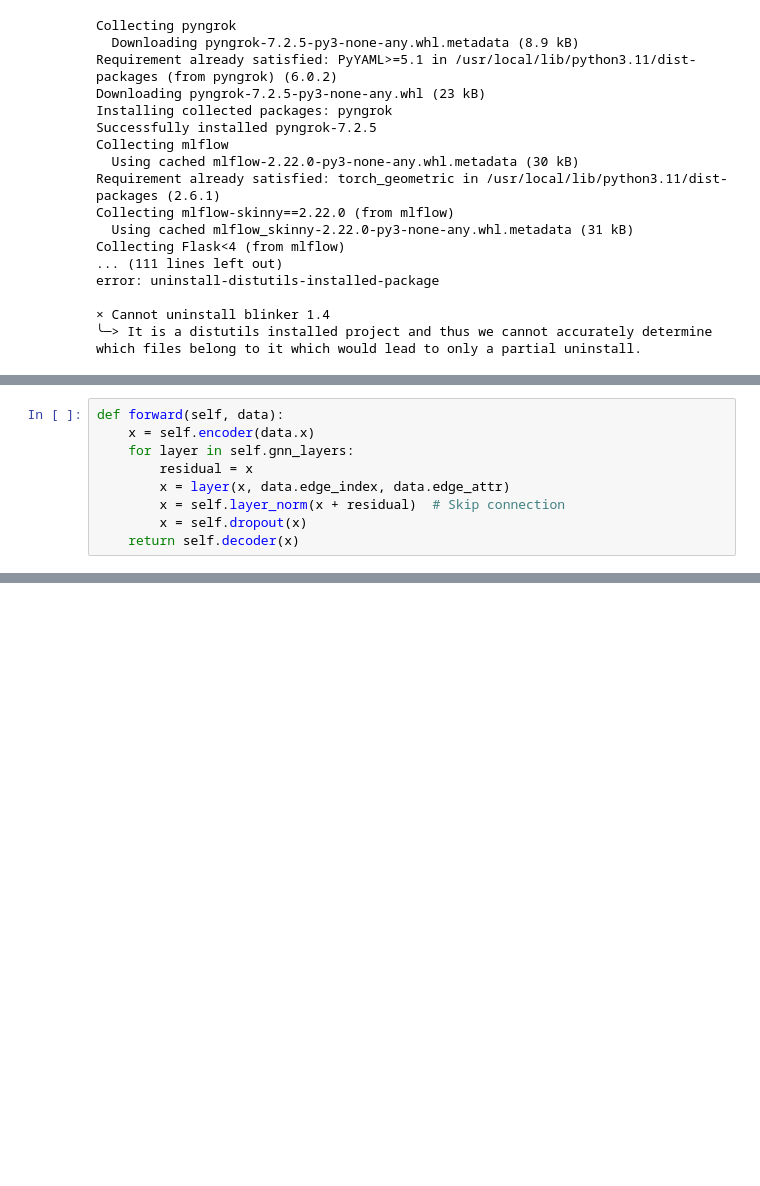
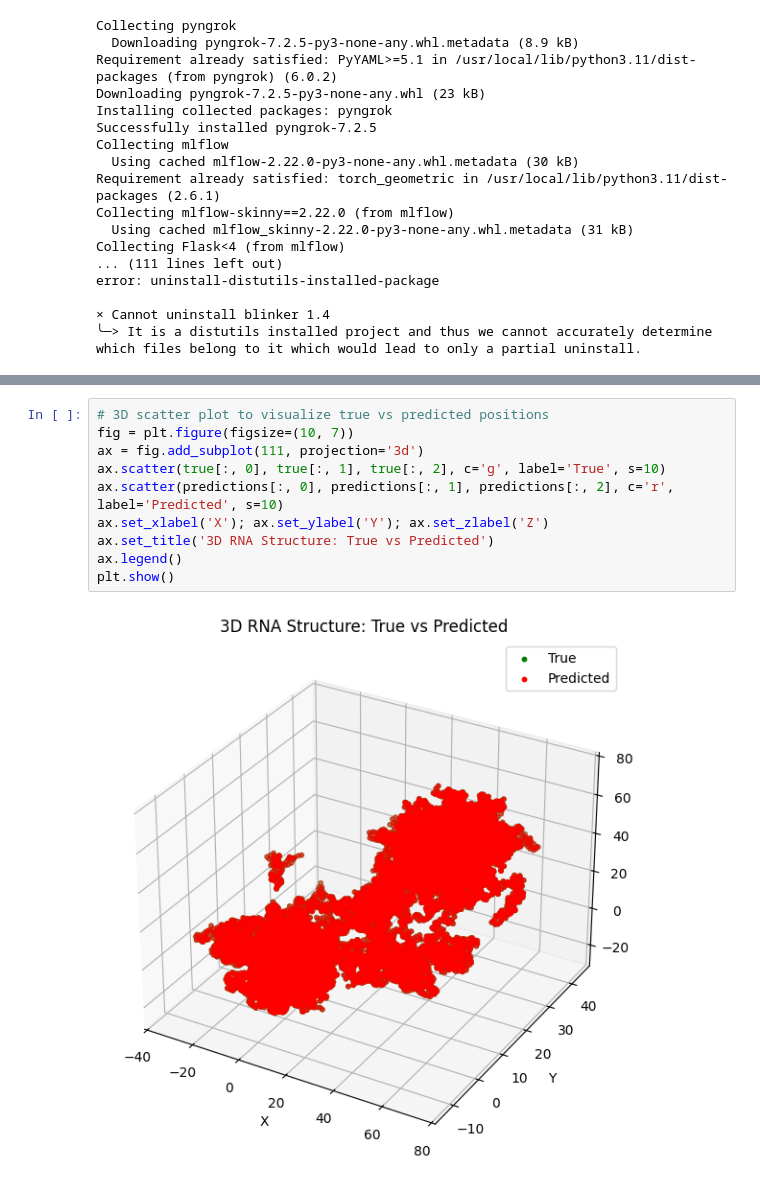
Before and after one commit to John1495/RNA-3D, a Jupyter notebook: mODEL_2.ipynb, the cells around one changed output, grey strips where cells are left out. Drawn from its saved outputs; the diff is of its cells as text; blank space fills up the shorter version.

```diff
--- a/mODEL_2.ipynb
+++ b/mODEL_2.ipynb
@@ -284,9 +86,0 @@ class RNA3DPredictor(torch.nn.Module):
-# %%
-def forward(self, data):
-    x = self.encoder(data.x)
-    for layer in self.gnn_layers:
-        residual = x
-        x = layer(x, data.edge_index, data.edge_attr)
-        x = self.layer_norm(x + residual)  # Skip connection
-        x = self.dropout(x)
-    return self.decoder(x)
@@ -368,0 +327,12 @@ def validate(model, val_graphs):
+# %%
+# 3D scatter plot to visualize true vs predicted positions
+fig = plt.figure(figsize=(10, 7))
+ax = fig.add_subplot(111, projection='3d')
+ax.scatter(true[:, 0], true[:, 1], true[:, 2], c='g', label='True', s=10)
+ax.scatter(predictions[:, 0], predictions[:, 1], predictions[:, 2], c='r', label='Predicted', s=10)
+ax.set_xlabel('X'); ax.set_ylabel('Y'); ax.set_zlabel('Z')
+ax.set_title('3D RNA Structure: True vs Predicted')
+ax.legend()
+plt.show()
+# %% [output]
+[figure, added]
```
Also changed, not shown: parts of 29 cells of this notebook.
